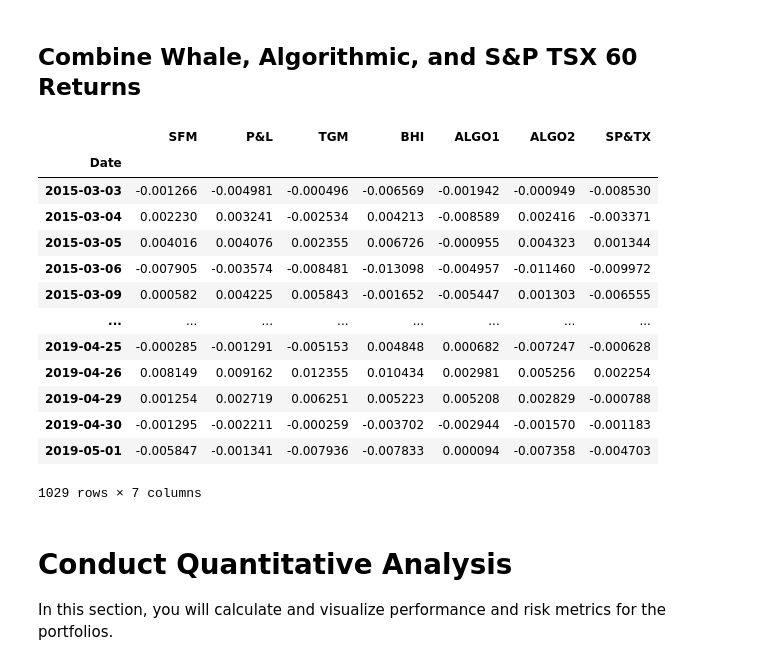
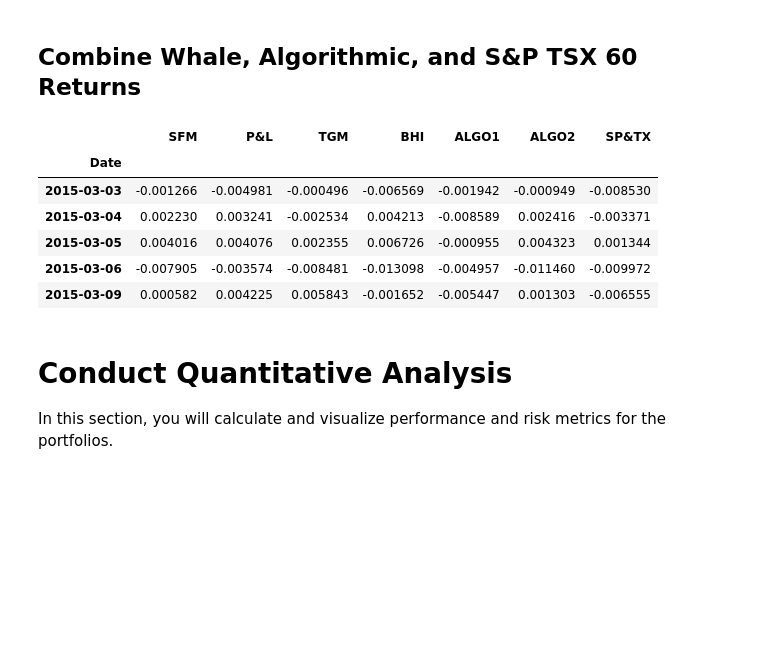
Before and after one commit to yandomingos/Pandas_Portfolio_Analysis_an_analysis_of_Management_firms-_vs_the_SPTSX-60, a Jupyter notebook: Main/whale_analysis.ipynb, the cells around one changed output. Cells and saved outputs as stored; diff of their text form; code cells hidden in the pictures; blank space fills up the shorter version.

```diff
--- a/Main/whale_analysis.ipynb
+++ b/Main/whale_analysis.ipynb
@@ -188,24 +188,17 @@ tsx_history_returns.head()
 # %%
 # Join Whale Returns, Algorithmic Returns, and the S&P TSX 60 Returns into a single DataFrame with columns for each portfolio's returns.
 all_daily_returns = pd.concat([whalereturns_df, algoreturns_df, tsx_history_returns], axis="columns", join="inner")
 all_daily_returns.sort_index(inplace=True)
 all_daily_returns.columns = ['SFM', 'P&L', 'TGM', 'BHI', 'ALGO1', 'ALGO2', 'SP&TX']
-all_daily_returns
+all_daily_returns.head()
 # %% [output]
 |  | SFM | P&L | TGM | BHI | ALGO1 | ALGO2 | SP&TX |
 | Date |  |  |  |  |  |  |  |
 | 2015-03-03 | -0.001266 | -0.004981 | -0.000496 | -0.006569 | -0.001942 | -0.000949 | -0.008530 |
 | 2015-03-04 | 0.002230 | 0.003241 | -0.002534 | 0.004213 | -0.008589 | 0.002416 | -0.003371 |
 | 2015-03-05 | 0.004016 | 0.004076 | 0.002355 | 0.006726 | -0.000955 | 0.004323 | 0.001344 |
 | 2015-03-06 | -0.007905 | -0.003574 | -0.008481 | -0.013098 | -0.004957 | -0.011460 | -0.009972 |
 | 2015-03-09 | 0.000582 | 0.004225 | 0.005843 | -0.001652 | -0.005447 | 0.001303 | -0.006555 |
-| ... | ... | ... | ... | ... | ... | ... | ... |
-| 2019-04-25 | -0.000285 | -0.001291 | -0.005153 | 0.004848 | 0.000682 | -0.007247 | -0.000628 |
-| 2019-04-26 | 0.008149 | 0.009162 | 0.012355 | 0.010434 | 0.002981 | 0.005256 | 0.002254 |
-| 2019-04-29 | 0.001254 | 0.002719 | 0.006251 | 0.005223 | 0.005208 | 0.002829 | -0.000788 |
-| 2019-04-30 | -0.001295 | -0.002211 | -0.000259 | -0.003702 | -0.002944 | -0.001570 | -0.001183 |
-| 2019-05-01 | -0.005847 | -0.001341 | -0.007936 | -0.007833 | 0.000094 | -0.007358 | -0.004703 |
-1029 rows × 7 columns
 # %% [markdown]
 # Conduct Quantitative Analysis
 
```
Also changed, not shown: parts of 15 cells of this notebook.
